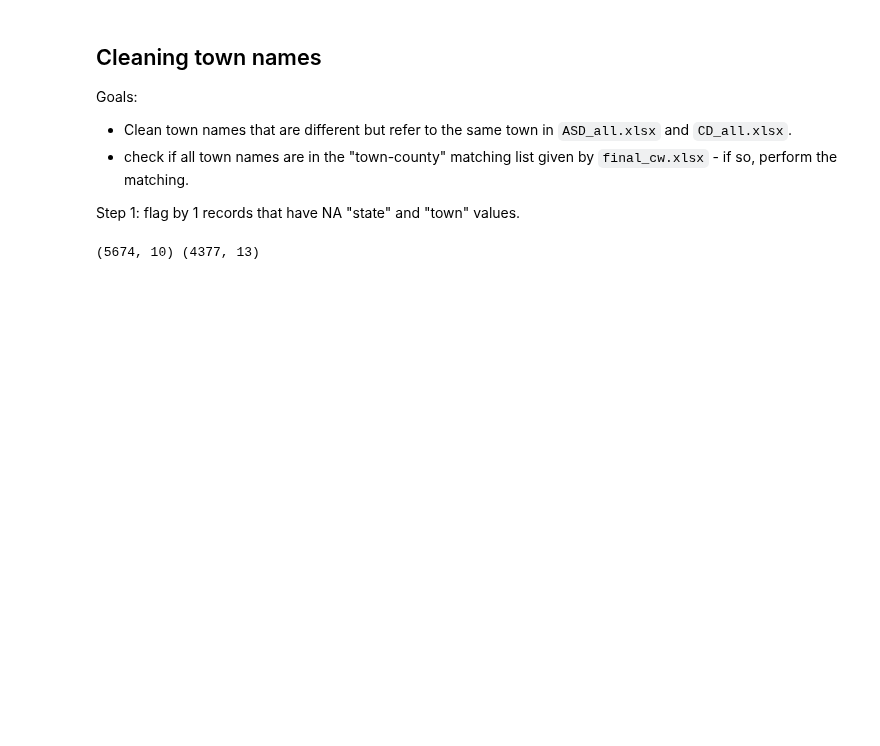
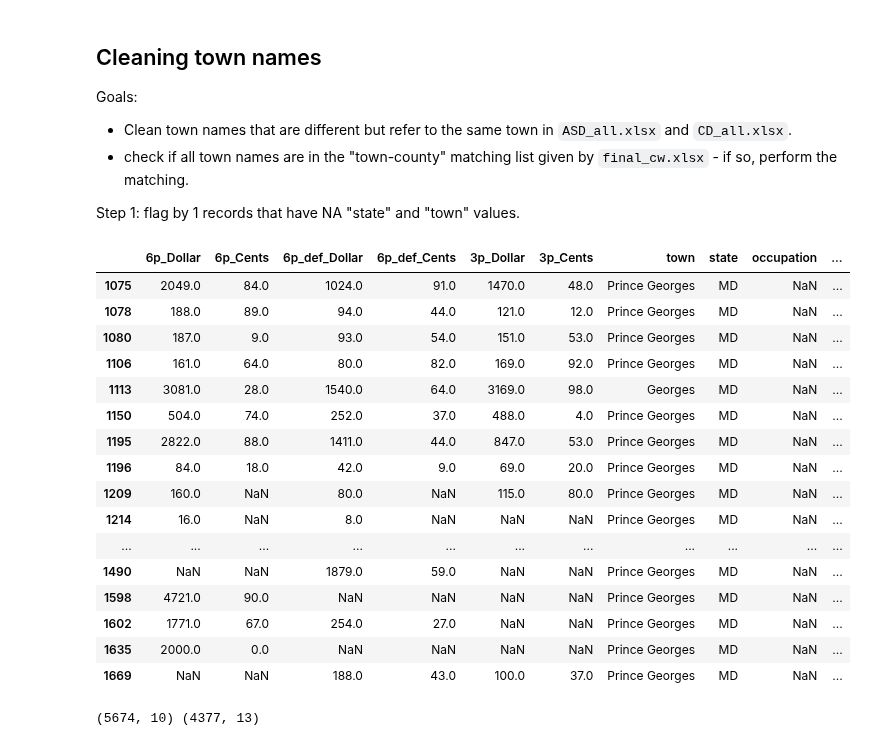
Before and after one commit to davidch2020/SPEOC-pt-1, a Jupyter notebook: S2022/Jiacheng's work/cleaning_town.ipynb, the cells around one changed output. Drawn from its saved outputs; the diff is of its cells as text; code cells hidden in the pictures; blank space fills up the shorter version.

```diff
--- a/S2022/Jiacheng's work/cleaning_town.ipynb
+++ b/S2022/Jiacheng's work/cleaning_town.ipynb
@@ -14,6 +14,26 @@ Goals:
 
 
 Step 1: flag by 1 records that have NA "state" and "town" values.
+# %%
+CD_all[CD_all['town'].apply(lambda x: 'Georges' in x if not pd.isnull(x) else False)]
+# %% [output]
+|  | 6p_Dollar | 6p_Cents | 6p_def_Dollar | 6p_def_Cents | 3p_Dollar | 3p_Cents | town | state | occupation | ... |
+| 1075 | 2049.0 | 84.0 | 1024.0 | 91.0 | 1470.0 | 48.0 | Prince Georges | MD | NaN | ... |
+| 1078 | 188.0 | 89.0 | 94.0 | 44.0 | 121.0 | 12.0 | Prince Georges | MD | NaN | ... |
+| 1080 | 187.0 | 9.0 | 93.0 | 54.0 | 151.0 | 53.0 | Prince Georges | MD | NaN | ... |
+| 1106 | 161.0 | 64.0 | 80.0 | 82.0 | 169.0 | 92.0 | Prince Georges | MD | NaN | ... |
+| 1113 | 3081.0 | 28.0 | 1540.0 | 64.0 | 3169.0 | 98.0 | Georges | MD | NaN | ... |
+| 1150 | 504.0 | 74.0 | 252.0 | 37.0 | 488.0 | 4.0 | Prince Georges | MD | NaN | ... |
+| 1195 | 2822.0 | 88.0 | 1411.0 | 44.0 | 847.0 | 53.0 | Prince Georges | MD | NaN | ... |
+| 1196 | 84.0 | 18.0 | 42.0 | 9.0 | 69.0 | 20.0 | Prince Georges | MD | NaN | ... |
+| 1209 | 160.0 | NaN | 80.0 | NaN | 115.0 | 80.0 | Prince Georges | MD | NaN | ... |
+| 1214 | 16.0 | NaN | 8.0 | NaN | NaN | NaN | Prince Georges | MD | NaN | ... |
+| ... | ... | ... | ... | ... | ... | ... | ... | ... | ... | ... |
+| 1490 | NaN | NaN | 1879.0 | 59.0 | NaN | NaN | Prince Georges | MD | NaN | ... |
+| 1598 | 4721.0 | 90.0 | NaN | NaN | NaN | NaN | Prince Georges | MD | NaN | ... |
+| 1602 | 1771.0 | 67.0 | 254.0 | 27.0 | NaN | NaN | Prince Georges | MD | NaN | ... |
+| 1635 | 2000.0 | 0.0 | NaN | NaN | NaN | NaN | Prince Georges | MD | NaN | ... |
+| 1669 | NaN | NaN | 188.0 | 43.0 | 100.0 | 37.0 | Prince Georges | MD | NaN | ... |
 # %%
 # import and cleaning
 ASD_all = pd.read_excel(
```
Also changed, not shown: parts of 2 cells of this notebook, 7 other files.
